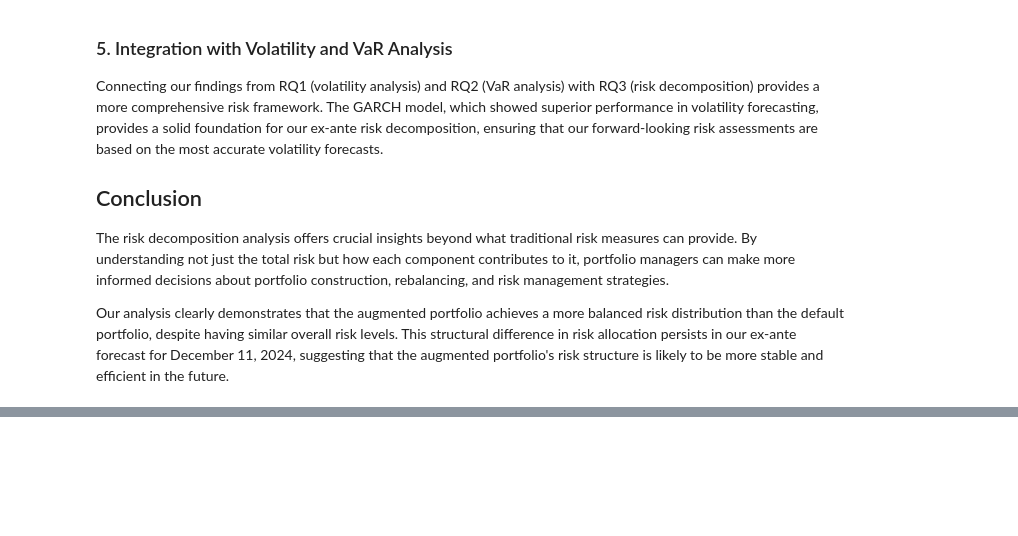
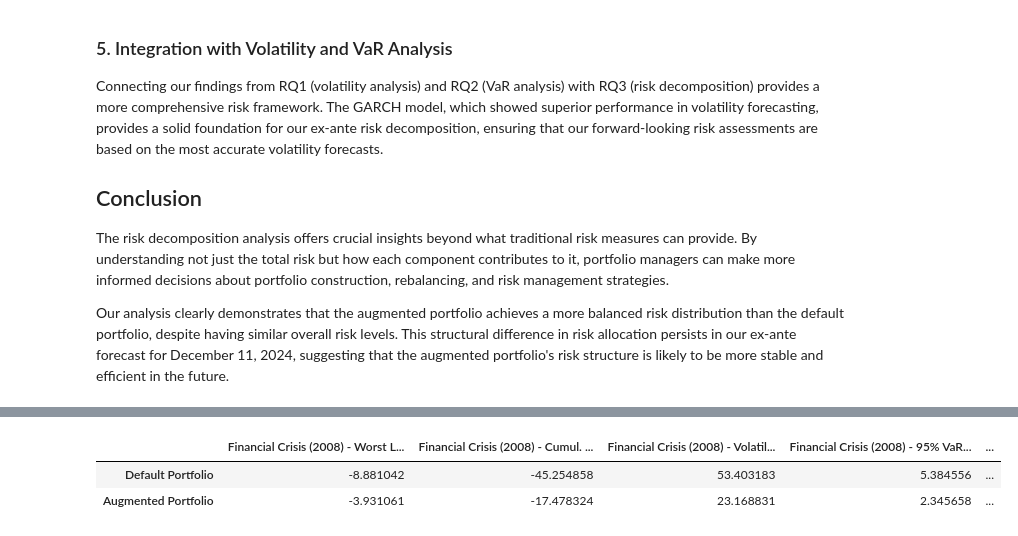
Before and after one commit to thomasmazouzi/Risk, a Jupyter notebook: Project/risk_project.ipynb, the cells around one changed output, grey strips where cells are left out. Saved outputs shown, nothing was run; the diff lists cells and outputs as text; code cells hidden in the pictures; blank space fills up the shorter version.

```diff
--- a/Project/risk_project.ipynb
+++ b/Project/risk_project.ipynb
@@ -2036,0 +2462,93 @@ Our analysis clearly demonstrates that the augmented portfolio achieves a more b
+# %%
+# Implementing Stress Testing for both portfolios
+import datetime
+
+def identify_stress_periods():
+    """Identify historical stress periods for scenario analysis"""
+    # Define major market stress periods
+    stress_periods = {
+        'Financial Crisis (2008)': ('2008-09-01', '2009-03-31'),
+        'European Debt Crisis (2011)': ('2011-07-01', '2011-12-31'),
+        'China Slowdown (2015)': ('2015-08-01', '2015-09-30'),
+        'COVID-19 Crash (2020)': ('2020-02-15', '2020-04-15'),
+        'Inflation Concerns (2022)': ('2022-01-01', '2022-07-30')
+    }
+
+    result = {}
+    for name, (start, end) in stress_periods.items():
+        start_date = pd.to_datetime(start)
+        end_date = pd.to_datetime(end)
+
+        # Check if data is available for this period
+        if start_date < df_portfolio.index.min() or end_date > df_portfolio.index.max():
+            print(f"Warning: Data not available for the complete {name} period")
+            # Use available data within the period
+            mask = (df_portfolio.index >= max(start_date, df_portfolio.index.min())) & \
+                   (df_portfolio.index <= min(end_date, df_portfolio.index.max()))
+        else:
+            mask = (df_portfolio.index >= start_date) & (df_portfolio.index <= end_date)
+
+        if mask.any():
+            result[name] = mask
+        else:
+            print(f"No data available for {name} period")
+
+    return result
+
+def perform_stress_test(returns, stress_periods):
+    """
+    Perform stress testing based on historical stress periods
+
+    Args:
+        returns: DataFrame with portfolio returns
+        stress_periods: Dictionary with boolean masks for stress periods
+
+    Returns:
+        DataFrame with stress test results
+    """
+    results = pd.DataFrame(index=["Default Portfolio", "Augmented Portfolio"])
+
+    for period_name, mask in stress_periods.items():
+        # Skip if no data for this period
+        if not mask.any():
+            continue
+
+        default_returns = returns.loc[mask, 'Default Portfolio Log Return']
+        augmented_returns = returns.loc[mask, 'Augmented Portfolio Log Return']
+
+        # Calculate key statistics for the stress period
+        results[f"{period_name} - Worst Loss (%)"] = [
+            default_returns.min() * 100,
+            augmented_returns.min() * 100
+        ]
+
+        results[f"{period_name} - Cumul. Return (%)"] = [
+            (np.exp(default_returns.sum()) - 1) * 100,
+            (np.exp(augmented_returns.sum()) - 1) * 100
+        ]
+
+        results[f"{period_name} - Volatility (%)"] = [
+            default_returns.std() * np.sqrt(252) * 100,
+            augmented_returns.std() * np.sqrt(252) * 100
+        ]
+
+        results[f"{period_name} - 95% VaR (%)"] = [
+            calculate_historical_var(default_returns, 0.95) * 100,
+            calculate_historical_var(augmented_returns, 0.95) * 100
+        ]
+
+        results[f"{period_name} - 95% ES (%)"] = [
+            calculate_expected_shortfall(default_returns, 0.95, 'historical') * 100,
+            calculate_expected_shortfall(augmented_returns, 0.95, 'historical') * 100
+        ]
+
+    return results
+
+# Identify stress periods
+stress_periods = identify_stress_periods()
+
+# Perform stress testing
+stress_test_results = perform_stress_test(df_portfolio, stress_periods)
+print("\nStress Testing Results:")
+display(stress_test_results)
+# %% [output]
@@ -2036,0 +2556,3 @@ Our analysis clearly demonstrates that the augmented portfolio achieves a more b
+|  | Financial Crisis (2008) - Worst L... | Financial Crisis (2008) - Cumul. ... | Financial Crisis (2008) - Volatil... | Financial Crisis (2008) - 95% VaR... | ... |
+| Default Portfolio | -8.881042 | -45.254858 | 53.403183 | 5.384556 | ... |
+| Augmented Portfolio | -3.931061 | -17.478324 | 23.168831 | 2.345658 | ... |
```
Also changed, not shown: parts of 13 cells of this notebook.
